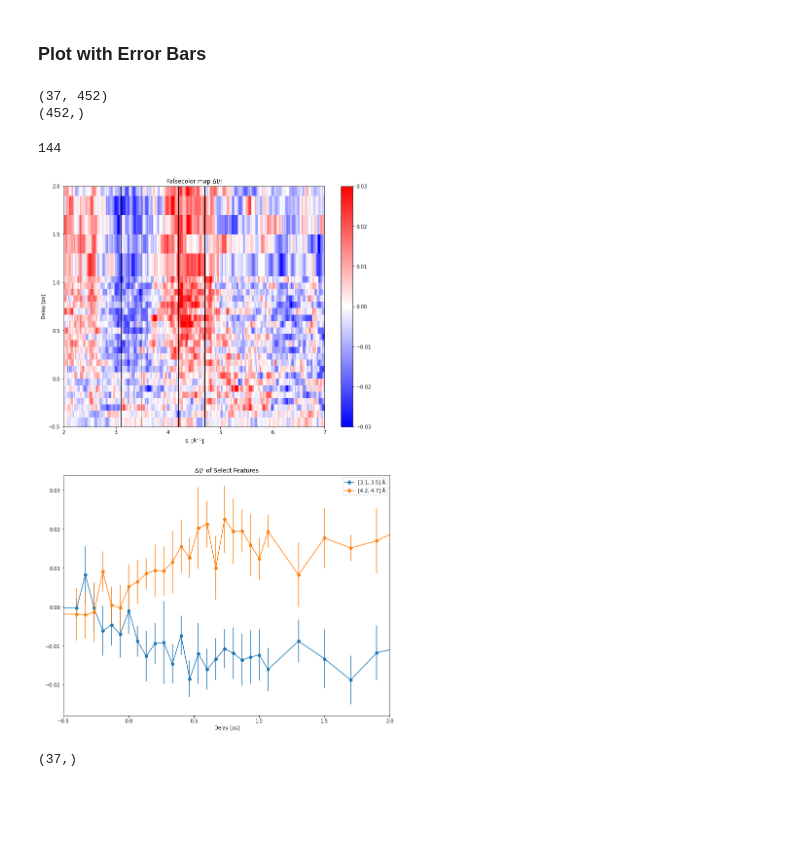
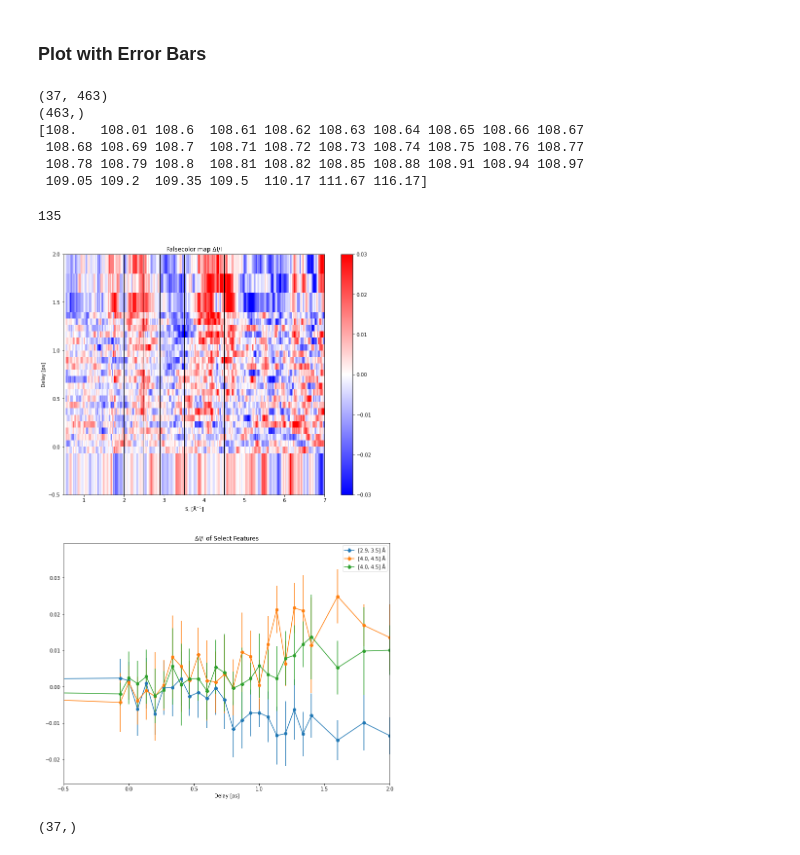
Before and after one commit to lheald2/gued, a Jupyter notebook: GUED_Analysis_LFH.ipynb, the cells around one changed output. Drawn from its saved outputs; the diff is of its cells as text; code cells hidden in the pictures; blank space fills up the shorter version.

```diff
--- a/GUED_Analysis_LFH.ipynb
+++ b/GUED_Analysis_LFH.ipynb
@@ -1330,0 +1541,3 @@ plt.show()
+# %%
+data_ave = np.nanmean(good_data, axis=0)
+print(data_ave.shape)
@@ -1385,7 +1808,7 @@ stage_ave.shape
 x_centers = []
 y_centers = []
 for i in range(len(stage_ave)):
-    center = find_beam_center(stage_ave[i],center=[570,500],r=150)
+    center = find_beam_center(stage_ave[i],center=[500,500],r=150)
     x_centers.append(center[0])
     y_centers.append(center[1])
     if i%1 == 0:
@@ -1654,15 +2076,15 @@ array([153.   , 153.01 , 154.345, 154.355, 154.365, 154.375, 154.385,
 # (3) Plot the figure: Plot the time-dependent signal
 angs = '\u00C5'; # angstrom sign
 s_cali = 0.0225 # S calibration in experiment
-posi_0    = 154.405 # The reference T0
-#posi_0 = 108.61
+#posi_0    = 154.405 # The reference T0
+posi_0 = 108.61
 s = np.arange(0,len(azi_data[0]))*s_cali # The Q axis
 realtime = (uni_stage-posi_0)/0.15  # Delay axis in ps
 
 if stage_len<5: # Make up the reference signals
     N_ref = 2
 else:
-    N_ref = 3
+    N_ref = 5
 norm_ref = np.nanmean(norm_data[:N_ref],axis=0);         # Reference signal before T0
 dI_I_norm = (norm_data-norm_ref)/norm_ref; # Calculate the percentage difference signal
 
@@ -1743,0 +2174,6 @@ plt.show()
+# %%
+s_range = np.arange(200, 460, 1)
+corrected_dI, baseline2d = fit_high_s(dI_I_norm, s, s_range, return_baseline=True)
+dI_I_ave = np.nanmean(dI_I_norm, axis=0)
+corrected_ave = np.nanmean(corrected_dI, axis=0)
+baseline_ave = np.nanmean(baseline2d, axis=0)
@@ -1744,46 +2198,58 @@ plt.show()
 # %% [markdown]
 ### Plot with Error Bars
 # %%
-print(corrected.shape)
+print(corrected_dI.shape)
 print(s.shape)
+print(uni_stage)
 # %% [output]
-(37, 452)
-(452,)
+(37, 463)
+(463,)
+[108.   108.01 108.6  108.61 108.62 108.63 108.64 108.65 108.66 108.67
+ 108.68 108.69 108.7  108.71 108.72 108.73 108.74 108.75 108.76 108.77
+ 108.78 108.79 108.8  108.81 108.82 108.85 108.88 108.91 108.94 108.97
+ 109.05 109.2  109.35 109.5  110.17 111.67 116.17]
 # %%
-RoI_1 = [3.1, 3.5];
-RoI_2 = [4.2, 4.7];
+RoI_1 = [2.9, 3.5];
+RoI_2 = [4.0, 4.5];
+RoI_3 = [2.0, 2.5];
 print(round(RoI_1[0]/0.0215))
-Inte_1 = corrected[:,round(RoI_1[0]/s_cali):round(RoI_1[1]/s_cali)].mean(axis=1);
-std_1 = corrected[:,round(RoI_1[0]/s_cali):round(RoI_1[1]/s_cali)].std(axis=1)
-Inte_2 = corrected[:,round(RoI_2[0]/s_cali):round(RoI_2[1]/s_cali)].mean(axis=1);
-std_2 = corrected[:,round(RoI_2[0]/s_cali):round(RoI_2[1]/s_cali)].std(axis=1);
+Inte_1 = corrected_dI[:,round(RoI_1[0]/s_cali):round(RoI_1[1]/s_cali)].mean(axis=1);
+std_1 = corrected_dI[:,round(RoI_1[0]/s_cali):round(RoI_1[1]/s_cali)].std(axis=1)
+Inte_2 = corrected_dI[:,round(RoI_2[0]/s_cali):round(RoI_2[1]/s_cali)].mean(axis=1);
+std_2 = corrected_dI[:,round(RoI_2[0]/s_cali):round(RoI_2[1]/s_cali)].std(axis=1);
+Inte_3 = corrected_dI[:,round(RoI_3[0]/s_cali):round(RoI_3[1]/s_cali)].mean(axis=1);
+std_3 = corrected_dI[:,round(RoI_3[0]/s_cali):round(RoI_3[1]/s_cali)].std(axis=1);
 
 plt.figure(figsize=(12,20))
 plt.subplot(2,1,1)
-plt.pcolor(s,realtime,corrected,cmap='bwr');
+plt.pcolor(s,realtime,corrected_dI,cmap='bwr');
 plt.axvline(x = RoI_1[0], color = 'k', linestyle = '-',linewidth=1);
 plt.axvline(x = RoI_1[1], color = 'k', linestyle = '-',linewidth=1);
 plt.axvline(x = RoI_2[0], color = 'k', linestyle = '-',linewidth=1);
 plt.axvline(x = RoI_2[1], color = 'k', linestyle = '-',linewidth=1);
+plt.axvline(x = RoI_3[0], color = 'k', linestyle = '-',linewidth=1);
+plt.axvline(x = RoI_3[1], color = 'k', linestyle = '-',linewidth=1);
 plt.clim(vmin=-0.03, vmax=0.03);
 plt.colorbar()
 plt.ylim(-0.5, 2)
-plt.xlim(2,7)
+#plt.ylim(154.35, 154.6)
+plt.xlim(0.5,7)
 plt.xlabel(r'S, ['+angs+'$^{-1}$]');plt.ylabel('Delay [ps]');
 plt.title('Falsecolor map ΔI/I')
 
 plt.subplot(2,1,2)
 #plt.errorbar(realtime,Inte_1,'-*', yerr=std_1, linewidth=3, label=str(RoI_1)+' '+angs);
 #plt.errorbar(realtime,Inte_2,'-*', yerr=std_2, linewidth=3, label=str(RoI_2)+' '+angs);
 plt.errorbar(realtime,Inte_1, yerr=std_1,  fmt='-o',  label=str(RoI_1)+' '+angs);
 plt.errorbar(realtime,Inte_2, yerr=std_2,  fmt='-o', label=str(RoI_2)+' '+angs);
+plt.errorbar(realtime,Inte_3, yerr=std_3,  fmt='-o', label=str(RoI_2)+' '+angs);
 plt.xlim(-0.5, 2)
 plt.legend()
 plt.xlabel('Integrated Yield [arb.]');plt.xlabel('Delay [ps]');plt.title('ΔI/I of Select Features')
 
 plt.show()
 # %% [output]
-144
+135
-[figure, old version]
+[figure, new version]
 # %%
 time1 =realtime
```
Also changed, not shown: parts of 81 cells of this notebook, 6 other files.
